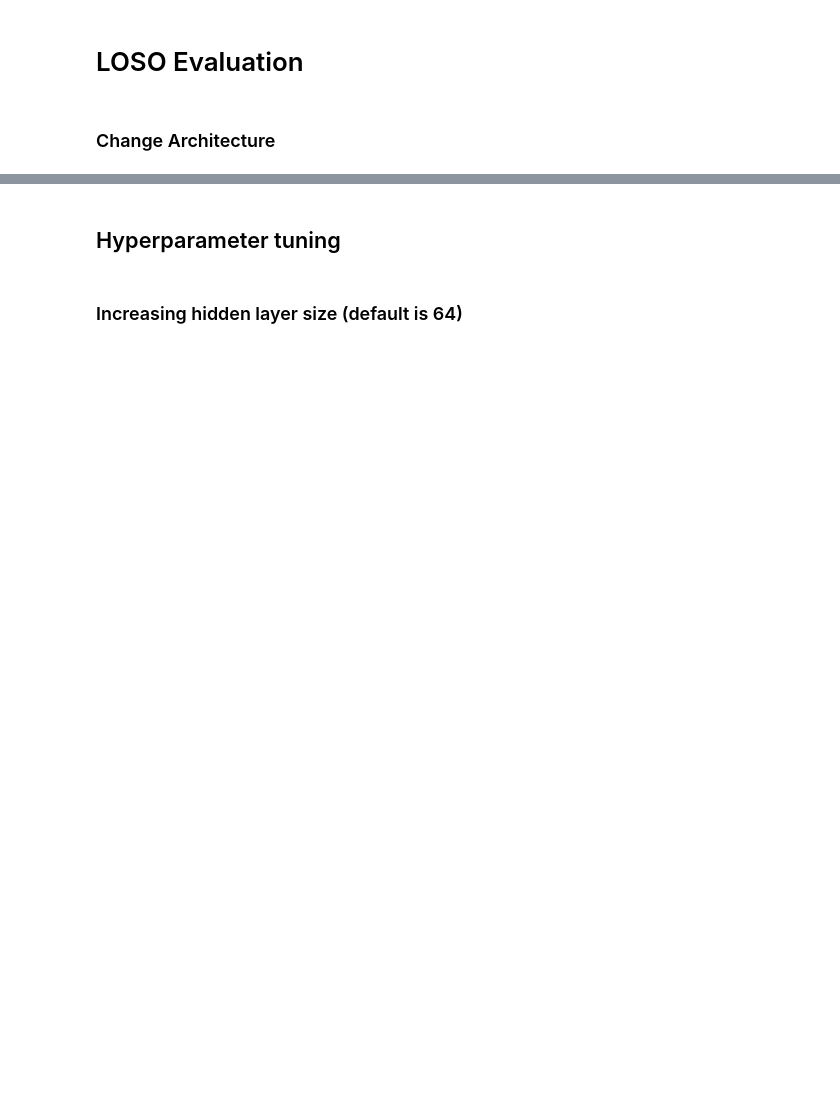
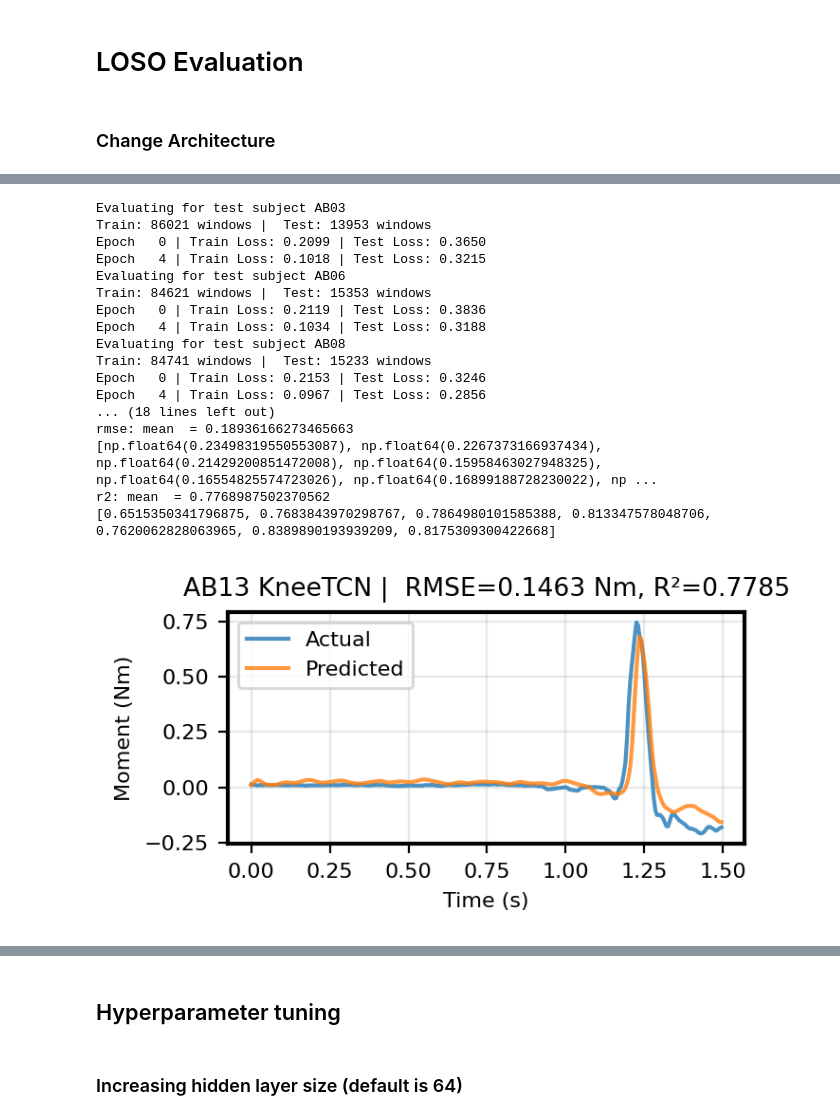
Before and after one commit to MEI-JL/ME6409_ML, a Jupyter notebook: walkthrough_colab.ipynb, the cells around one changed output, grey strips where cells are left out. Drawn from its saved outputs; the diff is of its cells as text; code cells hidden in the pictures; blank space fills up the shorter version.

```diff
--- a/walkthrough_colab.ipynb
+++ b/walkthrough_colab.ipynb
@@ -72,10 +114,36 @@ rmses, r2s, last_model = loso_cross_validation(
 # %%
 # TCN
 rmses, r2s, last_model = loso_cross_validation(
     KneeTCN,
     num_epoches = num_epoches,
-    experiment_name = experiment_name
+    experiment_name = experiment_name,
+    lr = lr
     )
+# predict and plot.
+evaluate_visualize_model(
+    last_model,
+    SUBJECTS_SUBSET[-1],
+    dataset_cfg=DatasetConfig(test_tasks = NON_PERIODIC_TASK_PREFIXES),
+    )
+# %% [output]
+Evaluating for test subject AB03
+Train: 86021 windows |  Test: 13953 windows
+Epoch   0 | Train Loss: 0.2099 | Test Loss: 0.3650
+Epoch   4 | Train Loss: 0.1018 | Test Loss: 0.3215
+Evaluating for test subject AB06
+Train: 84621 windows |  Test: 15353 windows
+Epoch   0 | Train Loss: 0.2119 | Test Loss: 0.3836
+Epoch   4 | Train Loss: 0.1034 | Test Loss: 0.3188
+Evaluating for test subject AB08
+Train: 84741 windows |  Test: 15233 windows
+Epoch   0 | Train Loss: 0.2153 | Test Loss: 0.3246
+Epoch   4 | Train Loss: 0.0967 | Test Loss: 0.2856
+... (18 lines left out)
+rmse: mean  = 0.18936166273465663
+[np.float64(0.23498319550553087), np.float64(0.2267373166937434), np.float64(0.21429200851472008), np.float64(0.15958463027948325), np.float64(0.16554825574723026), np.float64(0.16899188728230022), np ...
+r2: mean  = 0.7768987502370562
+[0.6515350341796875, 0.7683843970298767, 0.7864980101585388, 0.813347578048706, 0.7620062828063965, 0.8389890193939209, 0.8175309300422668]
+[figure, added]
 # %%
 # LSTM
 rmses, r2s, last_model = loso_cross_validation(
```
Also changed, not shown: parts of 16 cells of this notebook.
